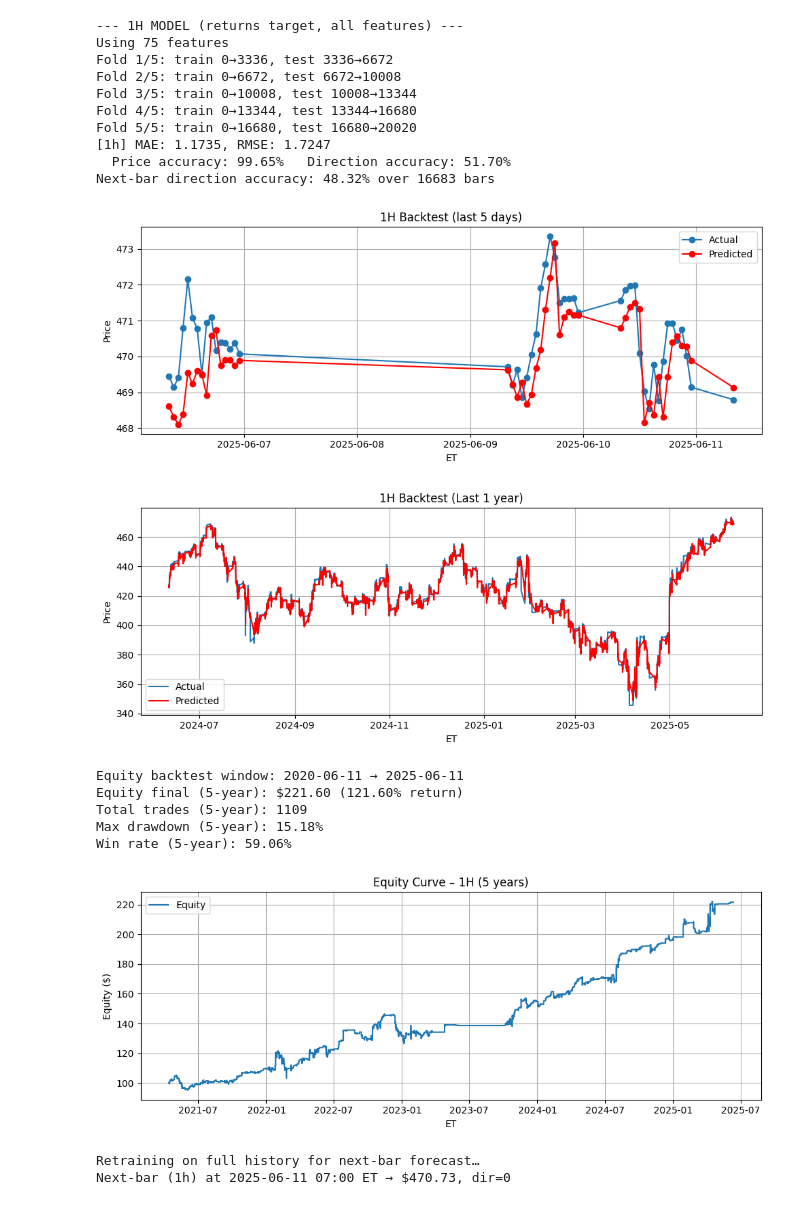
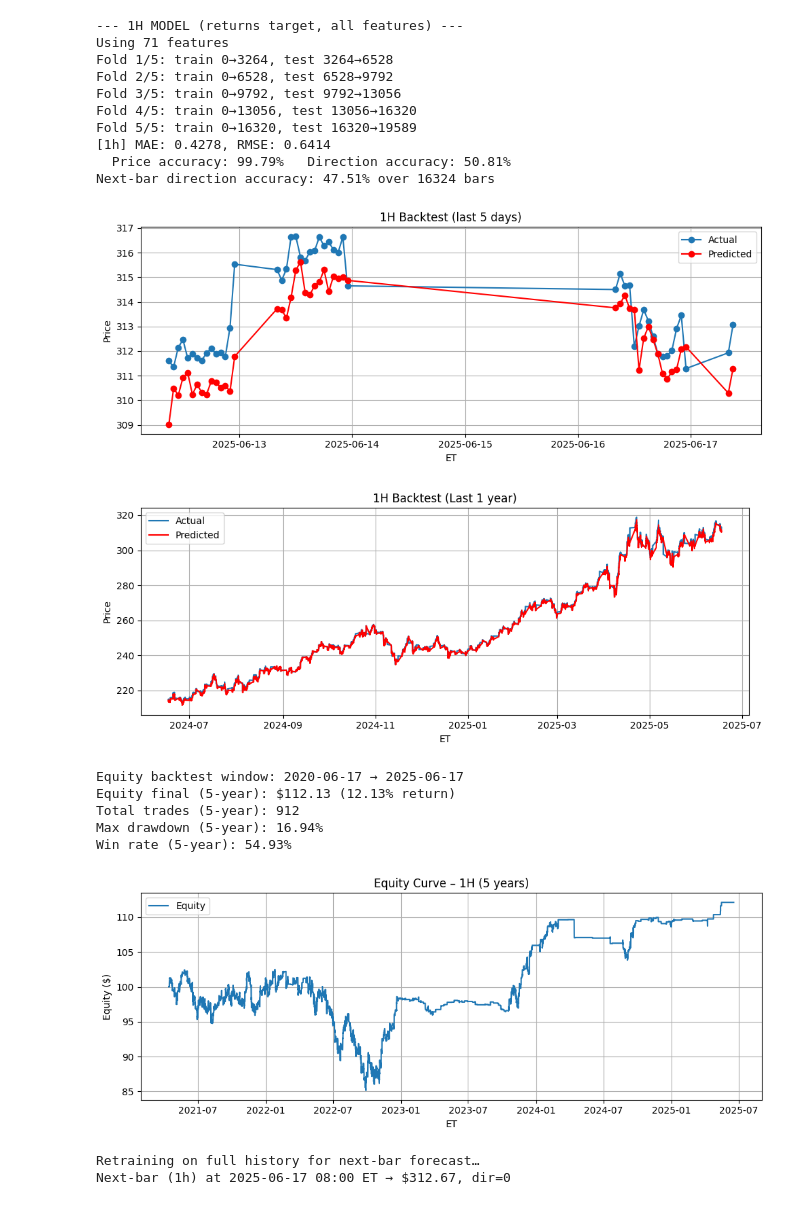
Before and after one commit to Opfin-AI/ML_Program, a Jupyter notebook: prediction.ipynb, the cells around one changed output. Cells and saved outputs as stored; diff of their text form; code cells hidden in the pictures.

```diff
--- a/prediction.ipynb
+++ b/prediction.ipynb
@@ -11,8 +11,8 @@ from pytrends.exceptions import TooManyRequestsError
 from dateutil.relativedelta import relativedelta
 
 # Configurable variables
-asset = 'MSFT'
-company_name = 'Microsoft'
+asset = 'GLD'
+company_name = 'Gold'
 FETCH_GOOGLE_TRENDS = False  # Set to False to skip Google Trends pulling
 custom_start_date = None
 API_KEY = "8GPqXzjJbrN4AC5exf4RLw2d8E1uH2GD"
@@ -521,7 +521,7 @@ from sklearn.metrics import mean_absolute_error, accuracy_score, mean_squared_er
 import pytz
 
 # --- Trading simulation function without stop-loss ---
-def simulate_trading(df_eval, initial_capital=100.0):
+def simulate_trading(df_eval, initial_capital=100.0, profit_target=1.00, stop_loss=1.00):
     capital = initial_capital
     shares = 0.0
     equity_curve = []
@@ -540,13 +540,30 @@ def simulate_trading(df_eval, initial_capital=100.0):
             shares = capital / price
             entry_price = price
             n_trades += 1
-        elif next_pred < price and shares > 0:
-            capital = shares * price
-            shares = 0.0
-            closed_trades += 1
-            if price > entry_price:
+        # if we already hold shares, first check profit/stop thresholds
+        elif shares > 0:
+            ret_since_entry = (price / entry_price) - 1.0
+            # take-profit
+            if ret_since_entry >= profit_target:
+                capital = shares * price
+                shares = 0.0
+                closed_trades += 1
                 win_trades += 1
-            entry_price = None
+                entry_price = None
+            # stop-loss
+            elif ret_since_entry <= -stop_loss:
+                capital = shares * price
+                shares = 0.0
+                closed_trades += 1
+                entry_price = None
+            # otherwise, exit on reversal as before
+            elif next_pred < price:
+                capital = shares * price
+                shares = 0.0
+                closed_trades += 1
+                if price > entry_price:
+                    win_trades += 1
+                entry_price = None
 
         equity = shares * price if shares > 0 else capital
         equity_curve.append({'timestamp': df_eval.iloc[i]['timestamp'], 'equity': equity})
@@ -721,49 +738,49 @@ def run_model(file_path, freq_label, plot_days, n_splits=5):
     last_ts    = raw_last['timestamp']
     last_close = raw_last[f'close_{freq_label}']
     feat       = raw_last[features].values.reshape(1, -1)
     pred_ret   = reg_full.predict(feat)[0]
     pred_price = last_close * (1 + pred_ret)
     pred_dir   = int(pred_ret > 0)
 
     freq_map = {'1m':{'minutes':1}, '5m':{'minutes':5}, '15m':{'minutes':15},
                 '30m':{'minutes':30}, '1h':{'hours':1}, '4h':{'hours':4},
                 '1d':{'days':1}, '1w':{'weeks':1}}
     next_ts = last_ts + pd.Timedelta(**freq_map[freq_label])
 
     pd.DataFrame([{'timestamp': next_ts.tz_localize(None), 'predicted_price': pred_price, 'predicted_direction': pred_dir}])\
         .to_csv(f'predictions_{freq_label}.csv', index=False)
 
     print(f"Next-bar ({freq_label}) at {next_ts.strftime('%Y-%m-%d %H:%M')} ET → ${pred_price:.2f}, dir={pred_dir}")
     t1 = last_ts.tz_convert(eastern).tz_localize(None)
     t2 = next_ts.tz_convert(eastern).tz_localize(None)
     plt.figure(figsize=(6,4))
     plt.plot([t1, t2], [last_close, pred_price], marker='o', linestyle='-', color='red')
     plt.title(f"{freq_label.upper()} Next-Bar Prediction\n{t1.strftime('%Y-%m-%d %H:%M')} → {t2.strftime('%Y-%m-%d %H:%M')} ET")
     plt.xlabel('Timestamp (ET)'); plt.ylabel('Price'); plt.grid(True); plt.tight_layout(); plt.show()
 
 # ---- Activate runs ----
 run_model('data_1h.csv', '1h', 5)
 run_model('data_4h.csv', '4h', 10)
 run_model('data_1d.csv', '1d', 60)
 run_model('data_1w.csv', '1w', 365)
 # %% [output]
 --- 1H MODEL (returns target, all features) ---
-Using 75 features
-Fold 1/5: train 0→3336, test 3336→6672
-Fold 2/5: train 0→6672, test 6672→10008
-Fold 3/5: train 0→10008, test 10008→13344
-Fold 4/5: train 0→13344, test 13344→16680
-Fold 5/5: train 0→16680, test 16680→20020
-[1h] MAE: 1.1735, RMSE: 1.7247
-  Price accuracy: 99.65%   Direction accuracy: 51.70%
-Next-bar direction accuracy: 48.32% over 16683 bars
+Using 71 features
+Fold 1/5: train 0→3264, test 3264→6528
+Fold 2/5: train 0→6528, test 6528→9792
+Fold 3/5: train 0→9792, test 9792→13056
+Fold 4/5: train 0→13056, test 13056→16320
+Fold 5/5: train 0→16320, test 16320→19589
+[1h] MAE: 0.4278, RMSE: 0.6414
+  Price accuracy: 99.79%   Direction accuracy: 50.81%
+Next-bar direction accuracy: 47.51% over 16324 bars
-[figure, old version]
+[figure, new version]
-[figure, old version]
+[figure, new version]
-Equity backtest window: 2020-06-11 → 2025-06-11
-Equity final (5-year): $221.60 (121.60% return)
-Total trades (5-year): 1109
-Max drawdown (5-year): 15.18%
-Win rate (5-year): 59.06%
+Equity backtest window: 2020-06-17 → 2025-06-17
+Equity final (5-year): $112.13 (12.13% return)
+Total trades (5-year): 912
+Max drawdown (5-year): 16.94%
+Win rate (5-year): 54.93%
-[figure, old version]
+[figure, new version]
 Retraining on full history for next-bar forecast…
-Next-bar (1h) at 2025-06-11 07:00 ET → $470.73, dir=0
+Next-bar (1h) at 2025-06-17 08:00 ET → $312.67, dir=0
```
Also changed, not shown: parts of 4 cells of this notebook.
